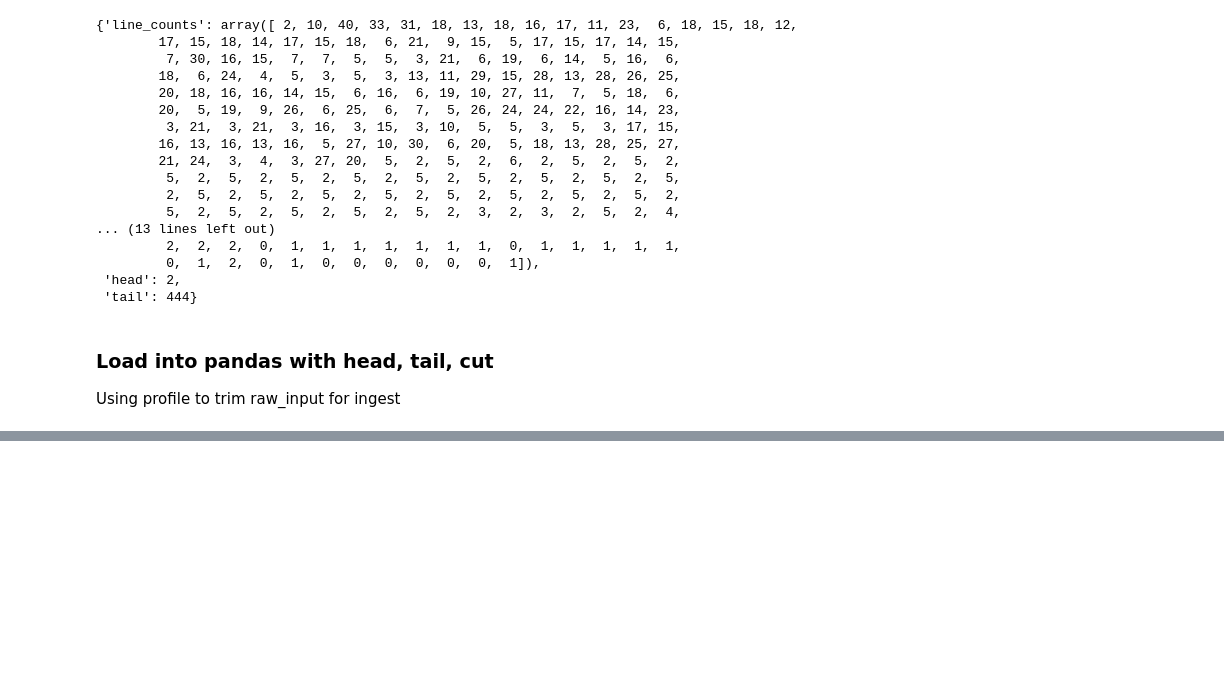
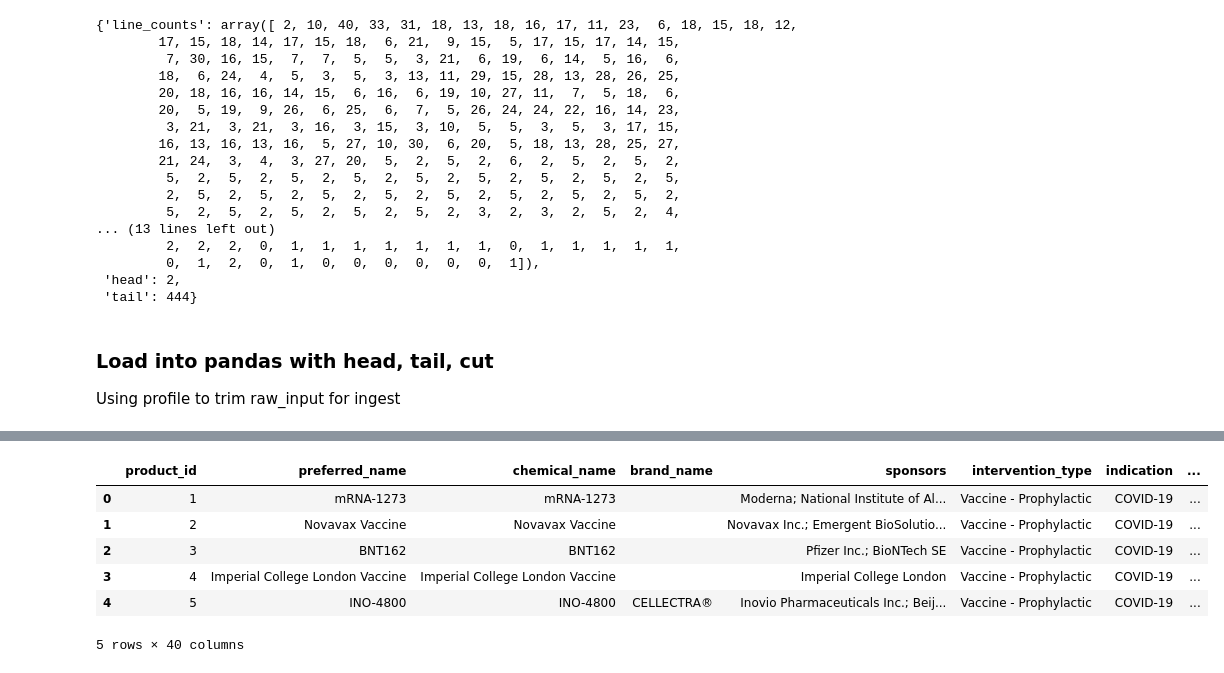
Before and after one commit to c19-rnd-dashboard/py-api-vac-rnd-dash, a Jupyter notebook: data/vaccines/Clean HelpWithCovid Vaccines.ipynb, the cells around one changed output, grey strips where cells are left out. Saved outputs shown, nothing was run; the diff lists cells and outputs as text; code cells hidden in the pictures; blank space fills up the shorter version.

```diff
--- a/data/vaccines/Clean HelpWithCovid Vaccines.ipynb
+++ b/data/vaccines/Clean HelpWithCovid Vaccines.ipynb
@@ -291,0 +304,27 @@ Date Update Performed
+# %%
+def get_unique_sources(row_list:list)->dict:
+    url_list = []
+    for item in row_list:
+        if ('http' in item):
+            if item not in url_list:
+                url_list.append(item)
+    urls = ','.join(url_list)
+    product_id = row_list[0]
+    return {
+    'product_id': product_id,
+    'source': urls,
+    }
+
+def clean_valid_sources(df:pd.DataFrame):
+    data_rows = df.query("source == 'No'")
+    source_rows = df.query("source == 'Yes'")
+
+    clean_sources = []
+    for i in range(len(source_rows)):
+        row_list = source_rows.iloc[i].to_list()
+        clean_sources.append(get_unique_sources(row_list=row_list))
+
+    source_frame = pd.DataFrame(clean_sources)
+    clean_frame = data_rows.drop(columns=['source']).merge(source_frame, on='product_id')
+
+    return clean_frame
@@ -291,0 +333,10 @@ Date Update Performed
+# %%
+df1.head()
+# %% [output]
+|  | product_id | preferred_name | chemical_name | brand_name | sponsors | intervention_type | indication | ... |
+| 0 | 1 | mRNA-1273 | mRNA-1273 |  | Moderna; National Institute of Al... | Vaccine - Prophylactic | COVID-19 | ... |
+| 1 | 2 | Novavax Vaccine | Novavax Vaccine |  | Novavax Inc.; Emergent BioSolutio... | Vaccine - Prophylactic | COVID-19 | ... |
+| 2 | 3 | BNT162 | BNT162 |  | Pfizer Inc.; BioNTech SE | Vaccine - Prophylactic | COVID-19 | ... |
+| 3 | 4 | Imperial College London Vaccine | Imperial College London Vaccine |  | Imperial College London | Vaccine - Prophylactic | COVID-19 | ... |
+| 4 | 5 | INO-4800 | INO-4800 | CELLECTRA® | Inovio Pharmaceuticals Inc.; Beij... | Vaccine - Prophylactic | COVID-19 | ... |
+5 rows × 40 columns
```
Also changed, not shown: parts of 14 cells of this notebook, 1 other file.
